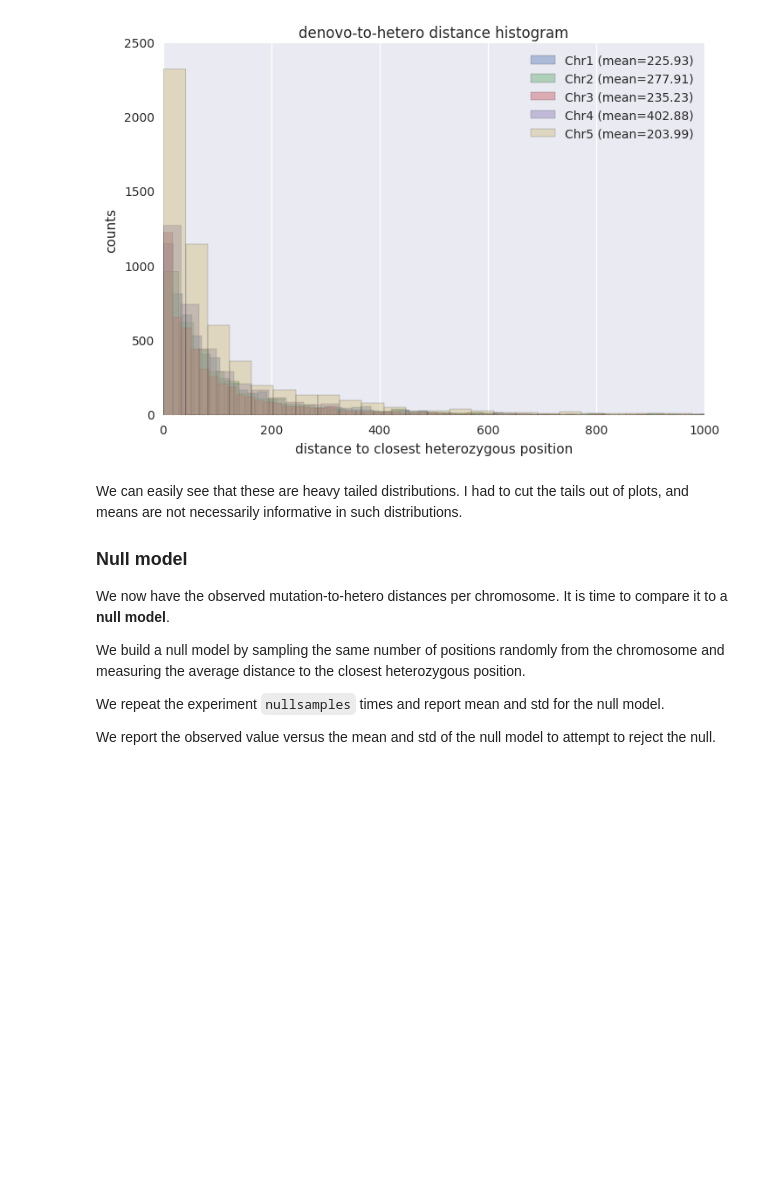
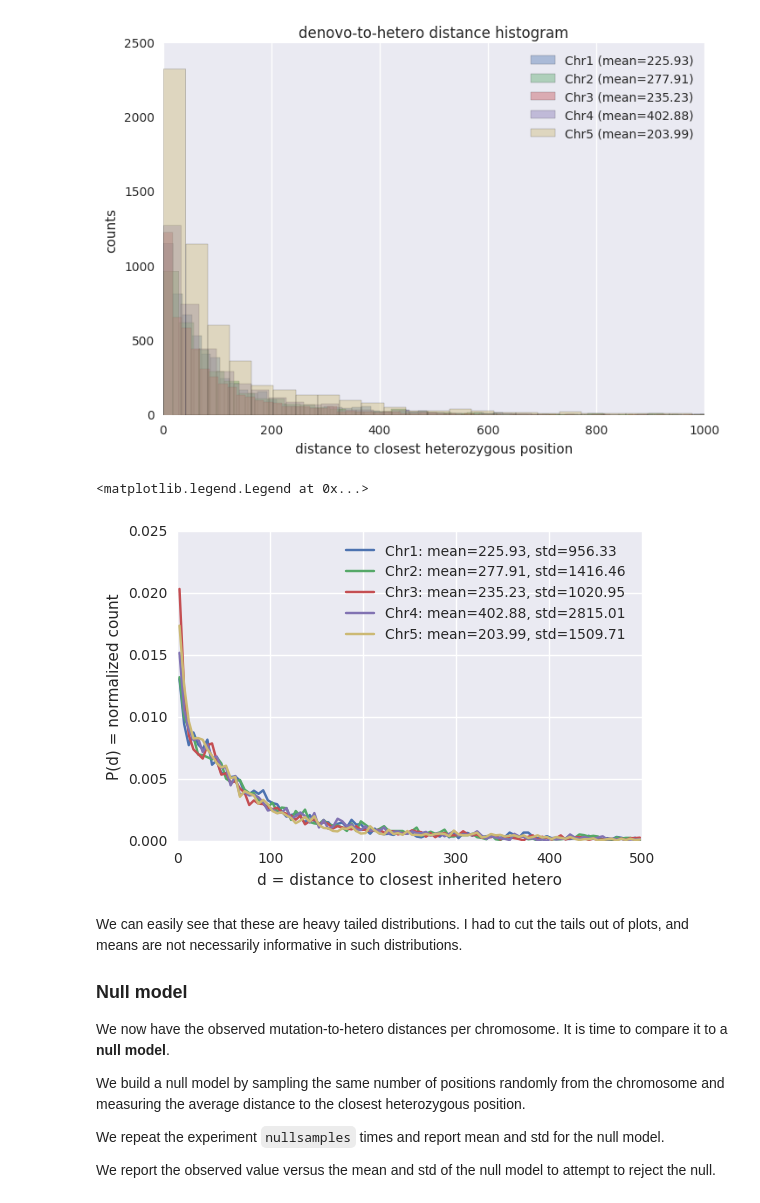
Before and after one commit to littleblackfish/heteroMutationRate, a Jupyter notebook: analysis.ipynb, the cells around one changed output. Drawn from its saved outputs; the diff is of its cells as text; code cells hidden in the pictures; blank space fills up the shorter version.

Commit message:
fixed histogram plot

```diff
--- a/analysis.ipynb
+++ b/analysis.ipynb
@@ -191,6 +191,24 @@ ax.set_xbound(upper=1000)
 #ax.set_xscale('log')
 # %% [output]
 [figure]
+# %%
+
+bins = array(range(0,10000,5))
+x= 0.5*(bins[:-1]+bins[1:])
+cutoff = 100
+
+for ch in chrNames :
+    dist = hetero_distances[ch]['combined']
+    tmp=histogram(dist , bins=bins, normed=True)
+    plot (x[:cutoff], tmp[0][:cutoff], label='{}: mean={:.2f}, std={:.2f} '.format(ch,mean(dist),std(dist)) )
+
+
+xlabel('d = distance to closest inherited hetero')
+ylabel('P(d) = normalized count')
+legend()
+# %% [output]
+<matplotlib.legend.Legend at 0x...>
+[figure, added]
 # %% [markdown]
 We can easily see that these are heavy tailed distributions.
 I had to cut the tails out of plots, and means are not necessarily informative in such distributions.
```
